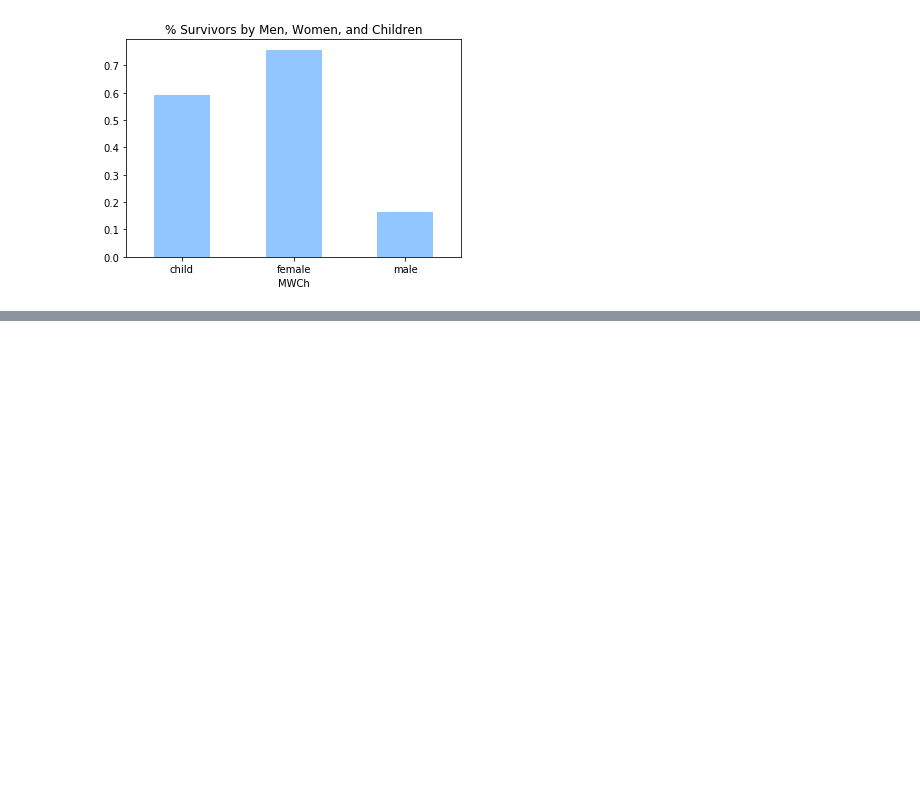
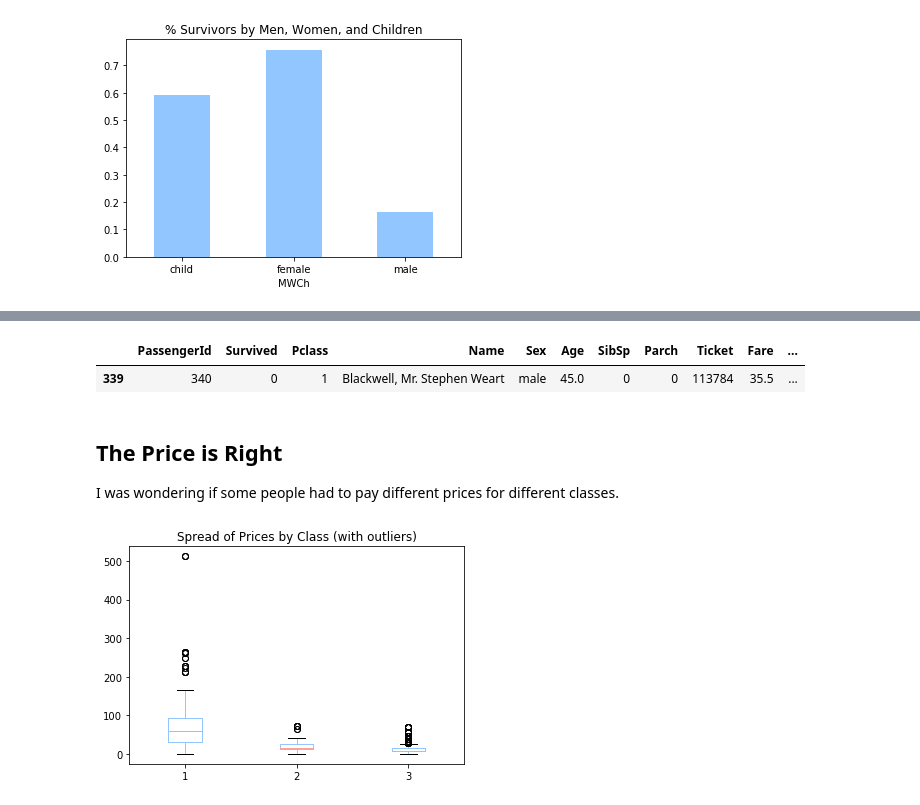
Before and after one commit to ppkn/udacity-titanic, a Jupyter notebook: Analysis of Titanic Dataset.ipynb, the cells around one changed output, grey strips where cells are left out. Cells and saved outputs as stored; diff of their text form; code cells hidden in the pictures; blank space fills up the shorter version.

```diff
--- a/Analysis of Titanic Dataset.ipynb
+++ b/Analysis of Titanic Dataset.ipynb
@@ -146,0 +186,17 @@ Name: 1, dtype: float64
+# %%
+# https://www.encyclopedia-titanica.org/titanic-victim/stephen-weart-blackwell.html
+titanic_data[titanic_data['Cabin'] == 'T']
+# %% [output]
+|  | PassengerId | Survived | Pclass | Name | Sex | Age | SibSp | Parch | Ticket | Fare | ... |
+| 339 | 340 | 0 | 1 | Blackwell, Mr. Stephen Weart | male | 45.0 | 0 | 0 | 113784 | 35.5 | ... |
+# %% [markdown]
+## The Price is Right
+
+I was wondering if some people had to pay different prices for different classes.
+# %%
+titanic_data.pivot(columns='Pclass', values='Fare') \
+            .plot(kind='box')
+plt.title('Spread of Prices by Class (with outliers)')
+plt.savefig('figures/class_price_spread_w_outliers.png')
+# %% [output]
+[figure, added]
```
Also changed, not shown: parts of 18 cells of this notebook, 8 other files.
